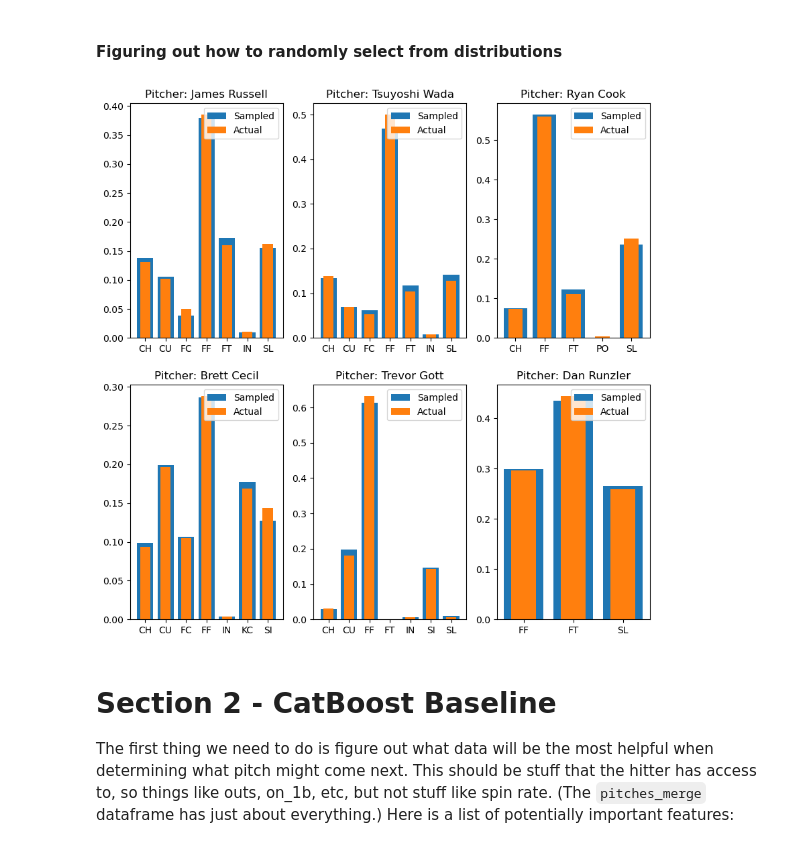
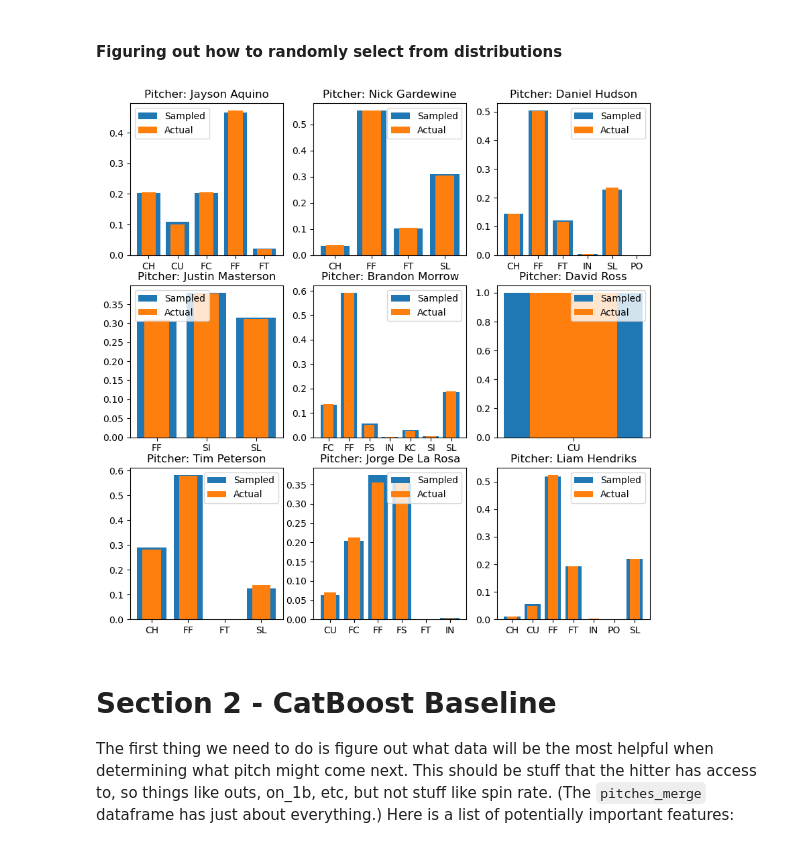
Before and after one commit to dylanskinner65/PitchPredictor, a Jupyter notebook: data_analysis_intro.ipynb, the cells around one changed output. Drawn from its saved outputs; the diff is of its cells as text; code cells hidden in the pictures.

```diff
--- a/data_analysis_intro.ipynb
+++ b/data_analysis_intro.ipynb
@@ -59,6 +59,5 @@ pitches_merge = pitches.merge(at_bat, on='ab_id', validate='m:1')
 # Merge pitches_merge and names together
 pitches_merge = pitches_merge.merge(names, left_on='pitcher_id', right_on='id')
 pitches_merge.drop(['last_name', 'first_name'], axis=1, inplace=True)
-# pitches_merge.set_index('pitcher_id', inplace=True)
-pitches_merge.head(5)
+pitches_merge.set_index('pitcher_id', inplace=True)
 # %% [output]
@@ -146,36 +153,36 @@ print(j)
 list_of_pitchers = list(pitch_distributions.keys())
 
 # Initilize subplots for better viewing.
-rows, cols = 2, 3
+rows, cols = 3, 3
 fig, ax = plt.subplots(rows, cols, figsize=(10,10), dpi=100)
 r, c = 0, 0
 for i in range(rows*cols):
     # Randomly select a pitcher
     randomly_selected_pitcher = np.random.choice(list_of_pitchers)
 
     # Get that pitchers distribution.
     randomly_selected_pitch = np.random.choice(pitch_distributions[randomly_selected_pitcher]['pitch_keys'],
                                             p=pitch_distributions[randomly_selected_pitcher]['pitch_dist'],
                                             size=2500)
 
     # To ensure that things are working the way they are supposed to, randomly sample pitch types a ton and make sure the law
     # of large numbers kicks in.
     vals, counts = np.unique(randomly_selected_pitch, return_counts=True)
     ax[r, c].bar(vals, counts/np.sum(counts), label='Sampled')
     ax[r, c].bar(pitch_distributions[randomly_selected_pitcher]['pitch_keys'],
             pitch_distributions[randomly_selected_pitcher]['pitch_dist'],
             width=0.5, label='Actual')
     ax[r,c].legend()
     ax[r,c].set_title(f'Pitcher: {randomly_selected_pitcher}')
 
     c += 1
     if c == cols:
         r += 1
         c = 0
 
 plt.show()
 # %% [output]
-[figure, old version]
+[figure, new version]
 # %% [markdown]
 <h1>Section 2 - CatBoost Baseline</h1>
 
```
Also changed, not shown: parts of 5 cells of this notebook.
